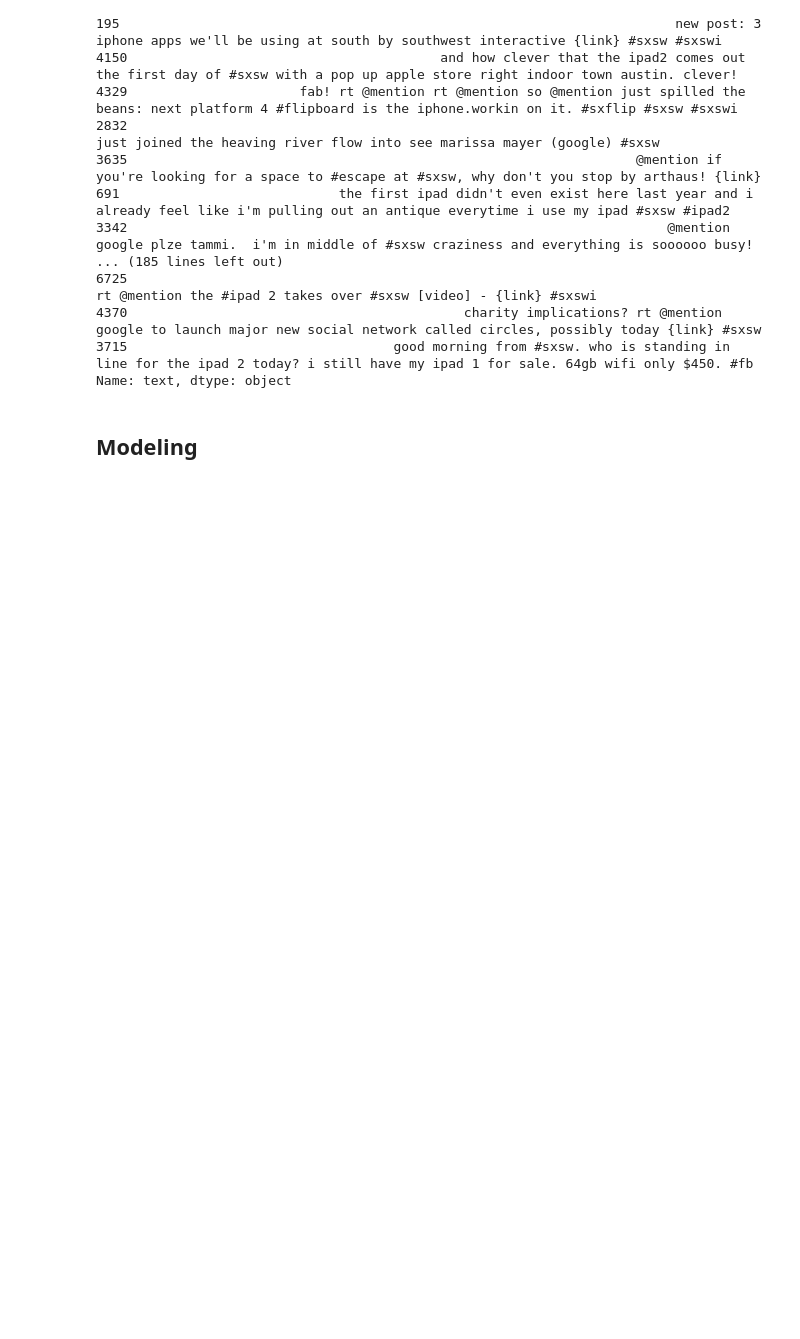
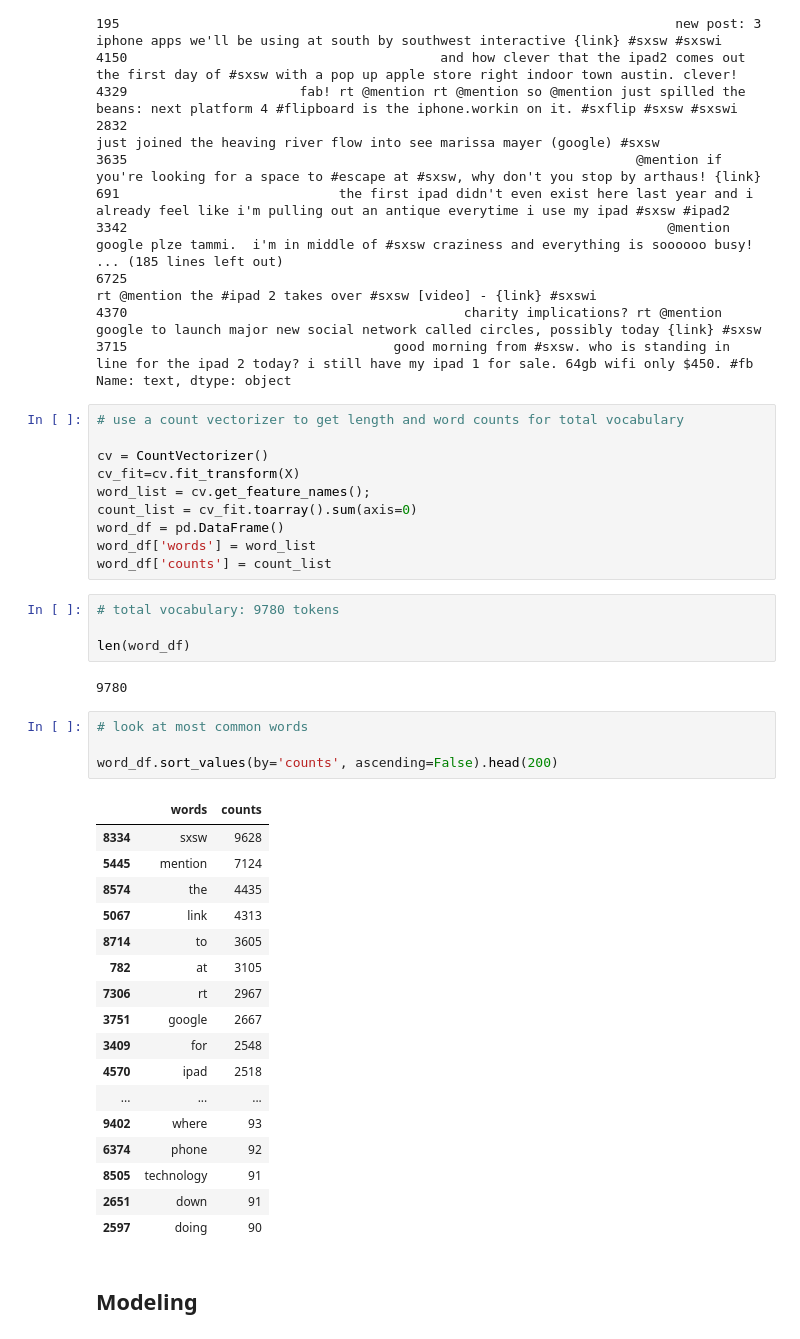
Before and after one commit to lilisbeit/Twitter-Sentiment-Analysis, a Jupyter notebook: negative-tweets-final.ipynb, the cells around one changed output. Saved outputs shown, nothing was run; the diff lists cells and outputs as text; blank space fills up the shorter version.

```diff
--- a/negative-tweets-final.ipynb
+++ b/negative-tweets-final.ipynb
@@ -239,6 +241,44 @@ X_train.tail(200)
 4370                                           charity implications? rt @mention google to launch major new social network called circles, possibly today {link} #sxsw
 3715                                  good morning from #sxsw. who is standing in line for the ipad 2 today? i still have my ipad 1 for sale. 64gb wifi only $450. #fb
 Name: text, dtype: object
+# %%
+# use a count vectorizer to get length and word counts for total vocabulary
+
+cv = CountVectorizer()
+cv_fit=cv.fit_transform(X)
+word_list = cv.get_feature_names();
+count_list = cv_fit.toarray().sum(axis=0)
+word_df = pd.DataFrame()
+word_df['words'] = word_list
+word_df['counts'] = count_list
+# %%
+# total vocabulary: 9780 tokens
+
+len(word_df)
+# %% [output]
+9780
+# %%
+# look at most common words
+
+word_df.sort_values(by='counts', ascending=False).head(200)
+# %% [output]
+|  | words | counts |
+| 8334 | sxsw | 9628 |
+| 5445 | mention | 7124 |
+| 8574 | the | 4435 |
+| 5067 | link | 4313 |
+| 8714 | to | 3605 |
+| 782 | at | 3105 |
+| 7306 | rt | 2967 |
+| 3751 | google | 2667 |
+| 3409 | for | 2548 |
+| 4570 | ipad | 2518 |
+| ... | ... | ... |
+| 9402 | where | 93 |
+| 6374 | phone | 92 |
+| 8505 | technology | 91 |
+| 2651 | down | 91 |
+| 2597 | doing | 90 |
 # %% [markdown]
 ## Modeling
 # %% [markdown]
```
Also changed, not shown: parts of 4 cells of this notebook, 2 other files.
